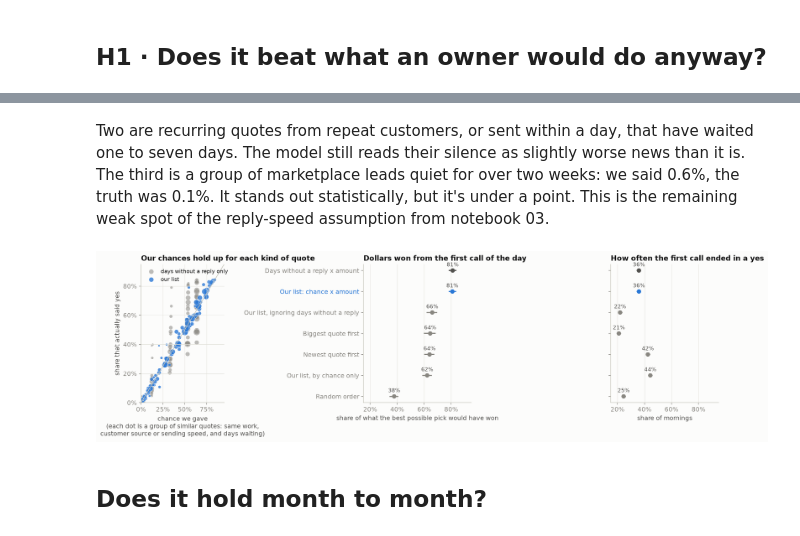
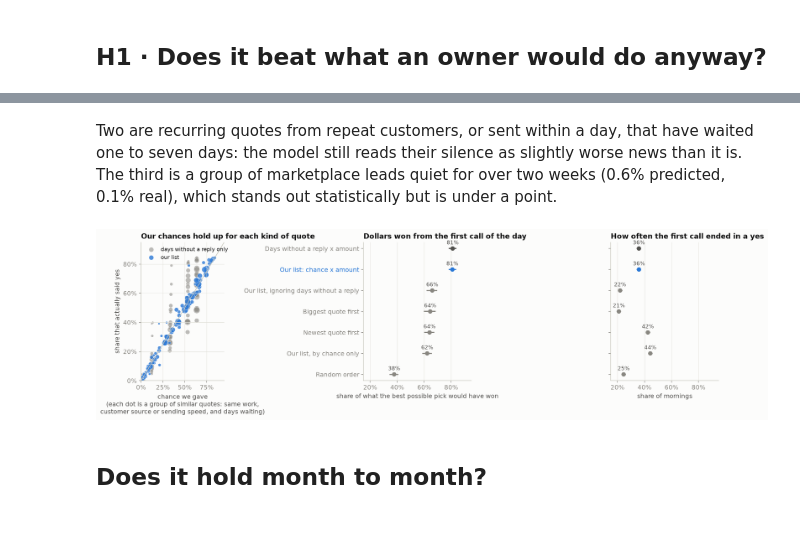
Before and after one commit to saman-rahbar/quote-followup, a Jupyter notebook: notebooks/05_testing_the_hypotheses.ipynb, the cells around one changed output, grey strips where cells are left out. Drawn from its saved outputs; the diff is of its cells as text; code cells hidden in the pictures.

```diff
--- a/notebooks/05_testing_the_hypotheses.ipynb
+++ b/notebooks/05_testing_the_hypotheses.ipynb
@@ -209,16 +167,14 @@ display(cells[cells["z"].abs() > threshold].round(3))
 # %% [markdown]
-Two are recurring quotes from repeat customers, or sent within a day, that have waited one to
-seven days. The model still reads their silence as slightly worse news than it is. The third is
-a group of marketplace leads quiet for over two weeks: we said 0.6%, the truth was 0.1%. It
-stands out statistically, but it's under a point. This is the remaining weak spot of the
-reply-speed assumption from notebook 03.
+Two are recurring quotes from repeat customers, or sent within a day, that have waited one to seven
+days: the model still reads their silence as slightly worse news than it is. The third is a group of
+marketplace leads quiet for over two weeks (0.6% predicted, 0.1% real), which stands out
+statistically but is under a point.
-# %%
-age_cells = backtest.subgroup_calibration(predictions.assign(p_now=predictions["p_age_only"]))
-figures.ASSETS.mkdir(exist_ok=True)
-figures.evidence(summary, cells, age_cells)
-display(Image(figures.ASSETS / "evidence.png"))
-# %% [output]
-[figure, removed]
+# %%
+style.apply()
+figures.evidence(ev.summary, ev.subgroups, ev.simple_subgroups)
+display(Image("../assets/evidence.png"))
+# %% [output]
+[figure, added]
 # %% [markdown]
 ## Does it hold month to month?
 # %%
```
Also changed, not shown: parts of 29 cells of this notebook, 46 other files.
